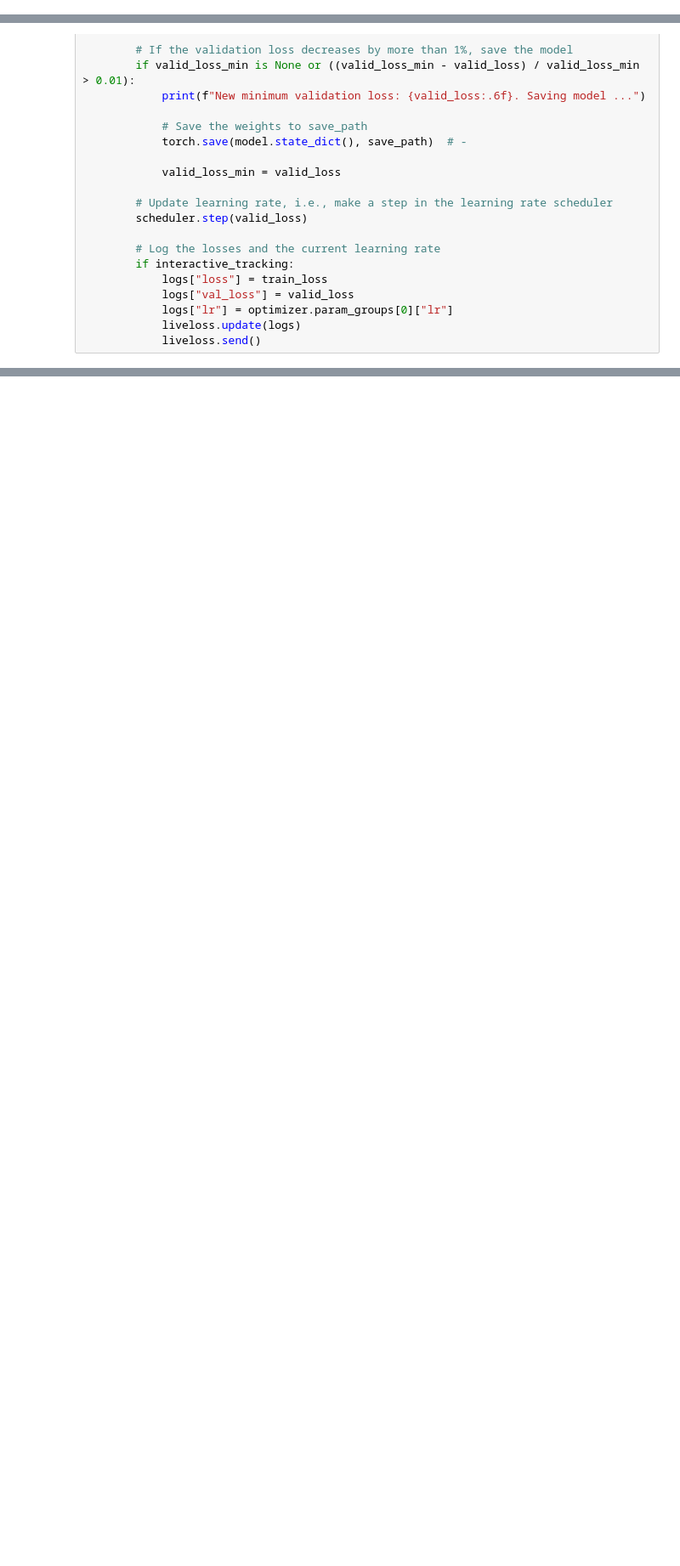
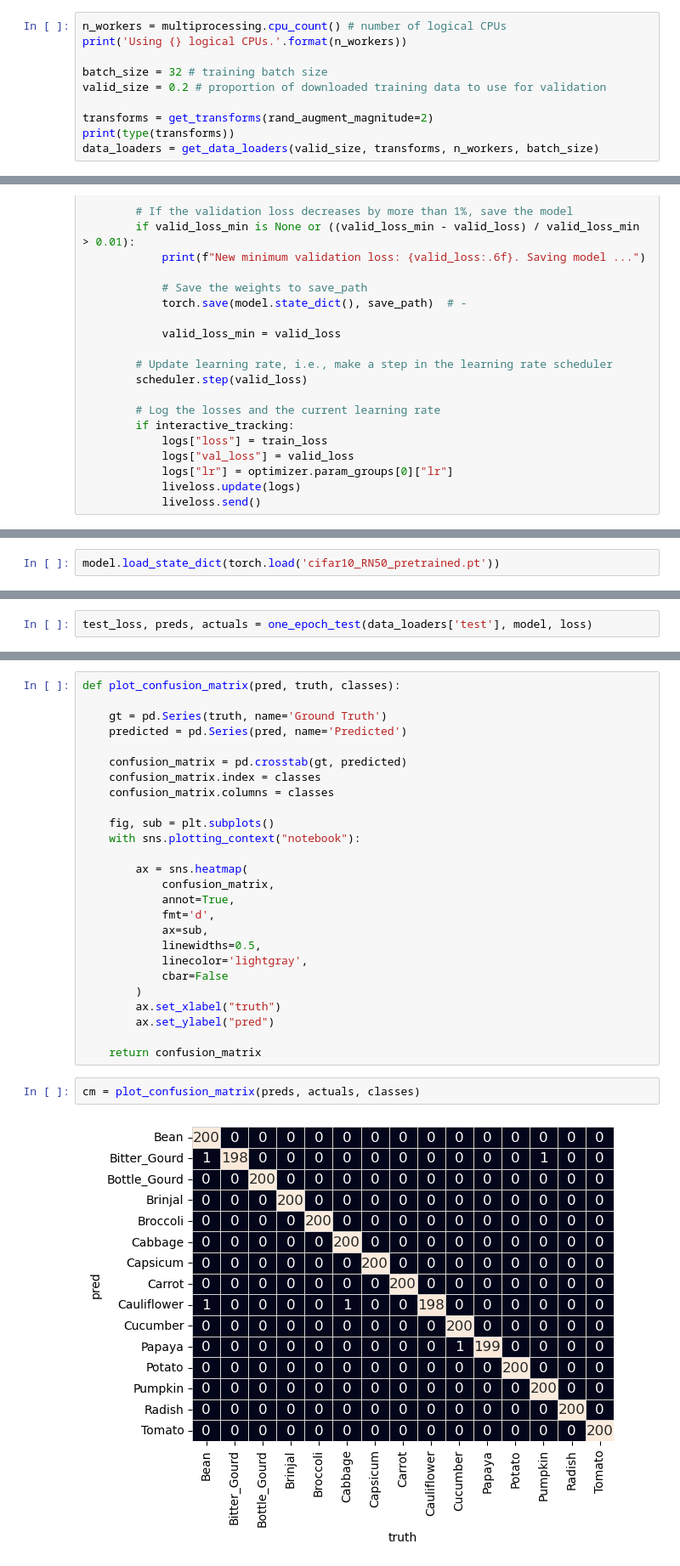
Before and after one commit to gw3ntd/ml2_proj3, a Jupyter notebook: dataloaders.ipynb, the cells around one changed output, grey strips where cells are left out. Shown at 85% size. Cells and saved outputs as stored; diff of their text form; blank space fills up the shorter version.

```diff
--- a/dataloaders.ipynb
+++ b/dataloaders.ipynb
@@ -258,3 +257,13 @@ loss = nn.CrossEntropyLoss()
 
 # specify optimizer
 optimizer = torch.optim.Adam(model.parameters(), lr=0.005)
+# %%
+n_workers = multiprocessing.cpu_count() # number of logical CPUs
+print('Using {} logical CPUs.'.format(n_workers))
+
+batch_size = 32 # training batch size
+valid_size = 0.2 # proportion of downloaded training data to use for validation
+
+transforms = get_transforms(rand_augment_magnitude=2)
+print(type(transforms))
+data_loaders = get_data_loaders(valid_size, transforms, n_workers, batch_size)
@@ -411,0 +493,2 @@ optimize(
+# %%
+model.load_state_dict(torch.load('cifar10_RN50_pretrained.pt'))
@@ -411,0 +497,2 @@ optimize(
+# %%
+test_loss, preds, actuals = one_epoch_test(data_loaders['test'], model, loss)
@@ -411,0 +504,30 @@ optimize(
+# %%
+def plot_confusion_matrix(pred, truth, classes):
+
+    gt = pd.Series(truth, name='Ground Truth')
+    predicted = pd.Series(pred, name='Predicted')
+
+    confusion_matrix = pd.crosstab(gt, predicted)
+    confusion_matrix.index = classes
+    confusion_matrix.columns = classes
+
+    fig, sub = plt.subplots()
+    with sns.plotting_context("notebook"):
+
+        ax = sns.heatmap(
+            confusion_matrix,
+            annot=True,
+            fmt='d',
+            ax=sub,
+            linewidths=0.5,
+            linecolor='lightgray',
+            cbar=False
+        )
+        ax.set_xlabel("truth")
+        ax.set_ylabel("pred")
+
+    return confusion_matrix
+# %%
+cm = plot_confusion_matrix(preds, actuals, classes)
+# %% [output]
+[figure, added]
```
Also changed, not shown: parts of 17 cells of this notebook.
